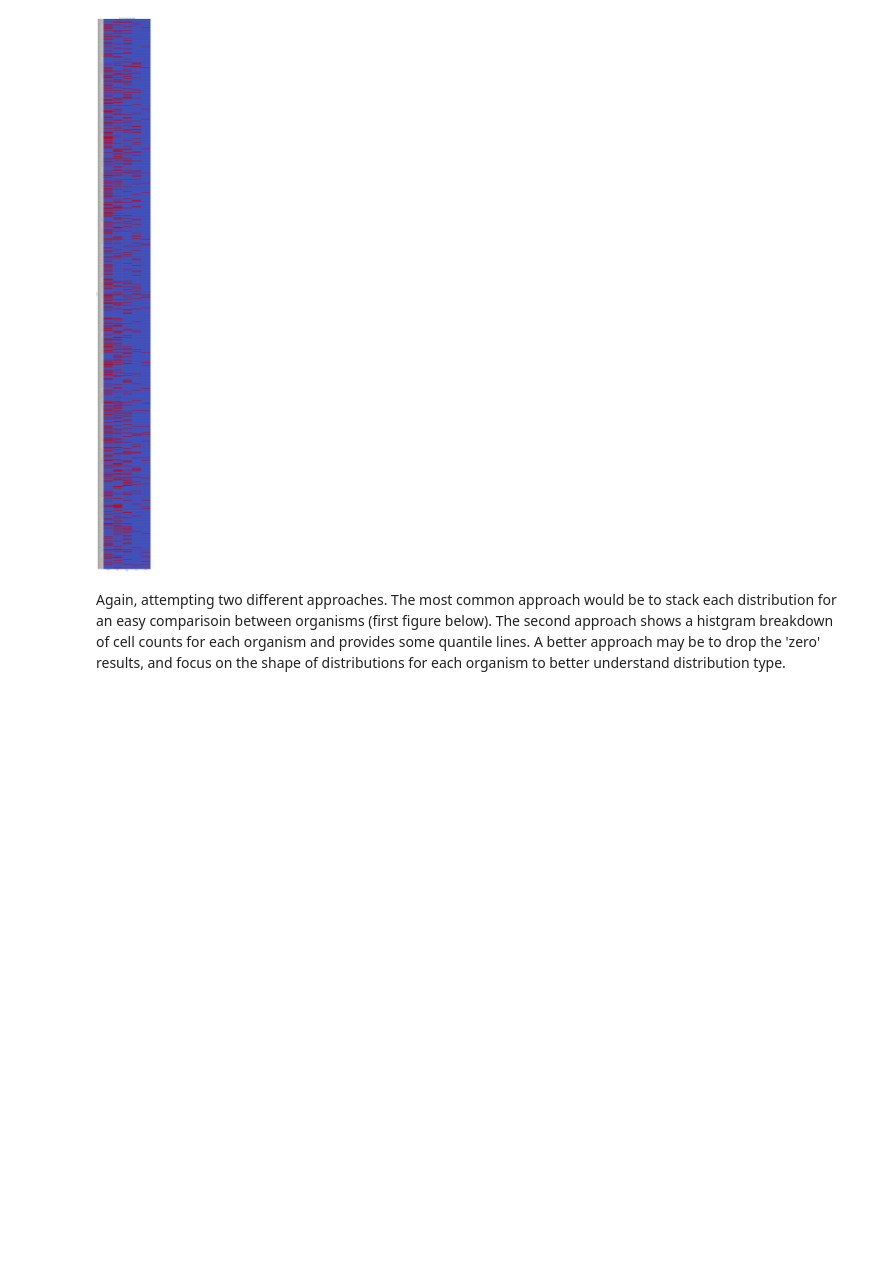
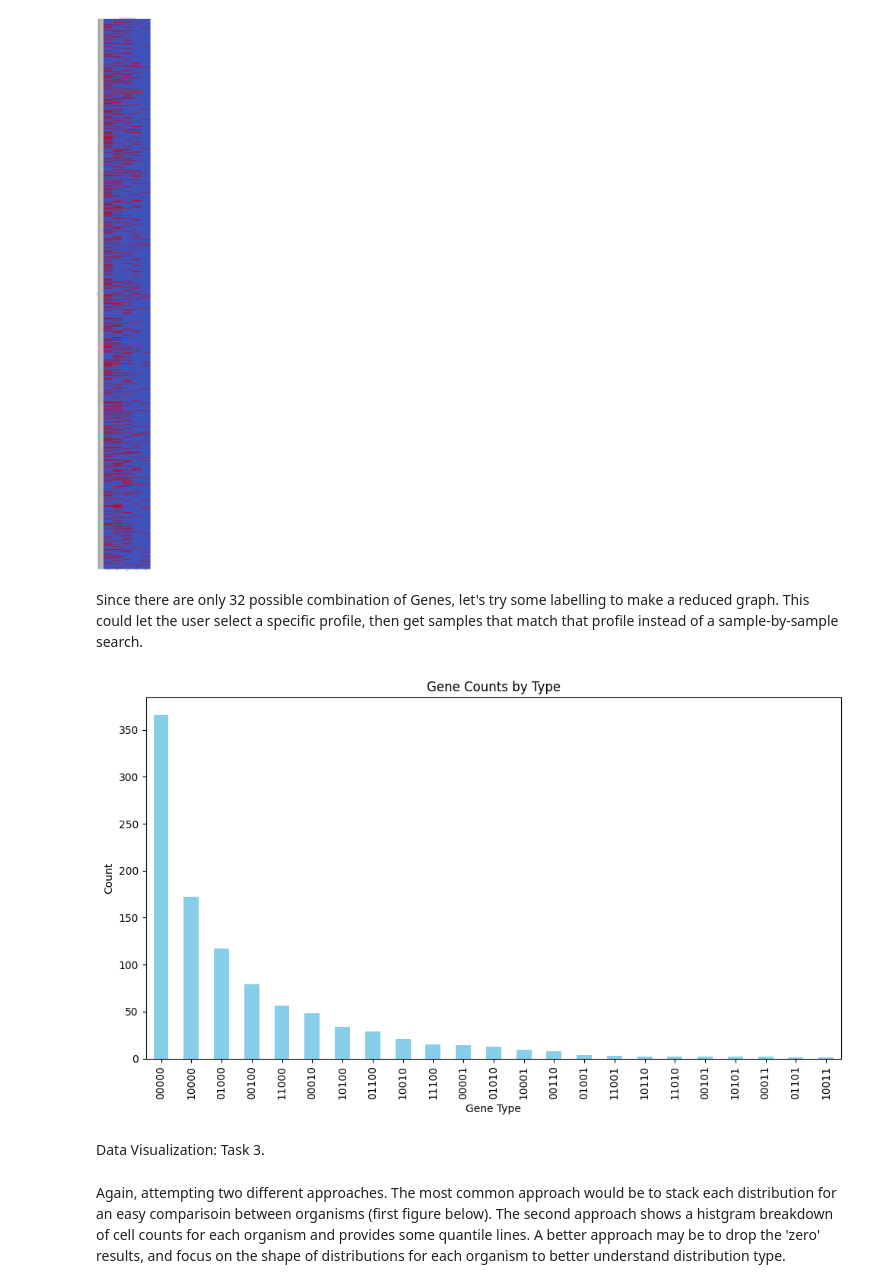
Before and after one commit to jsailsbery/GeneticAntibioticResistanceAnalysis, a Jupyter notebook: notebooks/data_visualization.ipynb, the cells around one changed output. Saved outputs shown, nothing was run; the diff lists cells and outputs as text; code cells hidden in the pictures; blank space fills up the shorter version.

Commit message:
small update to data vis section

```diff
--- a/notebooks/data_visualization.ipynb
+++ b/notebooks/data_visualization.ipynb
@@ -148,6 +152,33 @@ plt.tight_layout()
 plt.show()
 # %% [output]
 [figure]
+# %% [markdown]
+Since there are only 32 possible combination of Genes, let's try some labelling to make a reduced graph. This could let the user select a specific profile, then get samples that match that profile instead of a sample-by-sample search.
+# %%
+gene_data = df[genes]
+
+# Convert gene data to string format for unique identification
+gene_data_str = gene_data.applymap(str).agg(''.join, axis=1)
+unique_gene_sets = gene_data_str.unique()
+
+# Count the occurrences of each unique gene set
+gene_set_counts = gene_data_str.value_counts()
+
+# Create a bar plot
+plt.figure(figsize=(10, 6))
+gene_set_counts.plot(kind='bar', color='skyblue')
+plt.title('Gene Counts by Type')
+plt.xlabel('Gene Type')
+plt.ylabel('Count')
+plt.xticks(rotation=90)
+plt.tight_layout()
+
+# Show the plot
+plt.show()
+# %% [output]
+[figure, added]
+# %% [markdown]
+Data Visualization: Task 3.
 # %% [markdown]
 Again, attempting two different approaches. The most common approach would be to stack each distribution for an easy comparisoin between organisms (first figure below).
 The second approach shows a histgram breakdown of cell counts for each organism and provides some quantile lines. A better approach may be to drop the 'zero' results, and focus on the shape of distributions for each organism to better understand distribution type.
```
Also changed, not shown: parts of 2 cells of this notebook.
